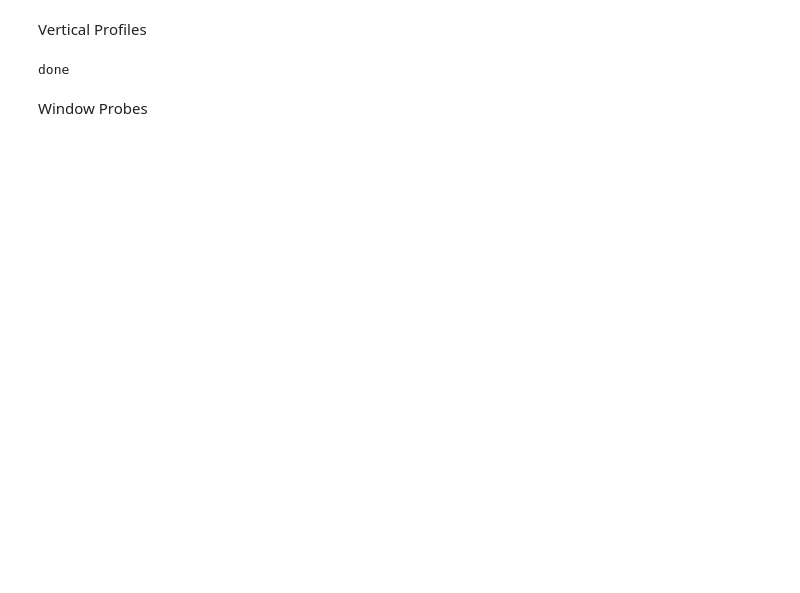
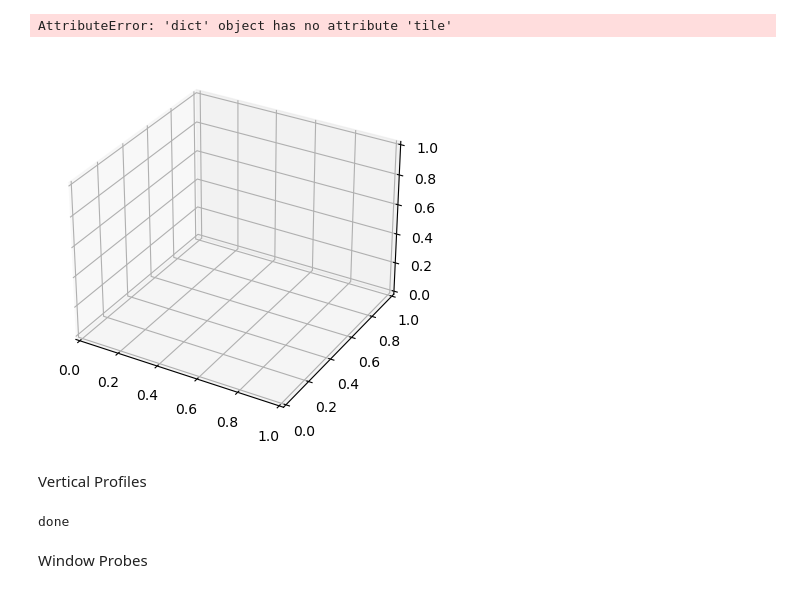
Before and after one commit to nbachand/city_block_cfd, a Jupyter notebook: sfam_probe-setup.ipynb, the cells around one changed output. Saved outputs shown, nothing was run; the diff lists cells and outputs as text; code cells hidden in the pictures; blank space fills up the shorter version.

Commit message:
single house, probes plotted

```diff
--- a/sfam_probe-setup.ipynb
+++ b/sfam_probe-setup.ipynb
@@ -33,3 +32,23 @@ ModuleNotFoundError: No module named 'matplotlib'
+# %%
+fig = plt.figure()
+ax = fig.add_subplot(projection='3d')
+
+n = 100
+
+# For each set of style and range settings, plot n random points in the box
+# defined by x in [23, 32], y in [0, 100], z in [zlow, zhigh].
+
+for p in house.probes:
+    ax.scatter(p["tile"][:,0], p["tile"][:,2], p["tile"][:,1], marker='o')
+
+ax.set_xlabel('X Label')
+ax.set_ylabel('Z Label')
+ax.set_zlabel('Y Label')
+
+plt.show()
+# %% [output]
+AttributeError: 'dict' object has no attribute 'tile'
+[figure, added]
 # %%
 from pyCascade import probeSetup
 
```
Also changed, not shown: parts of 2 cells of this notebook, 1 other file.
